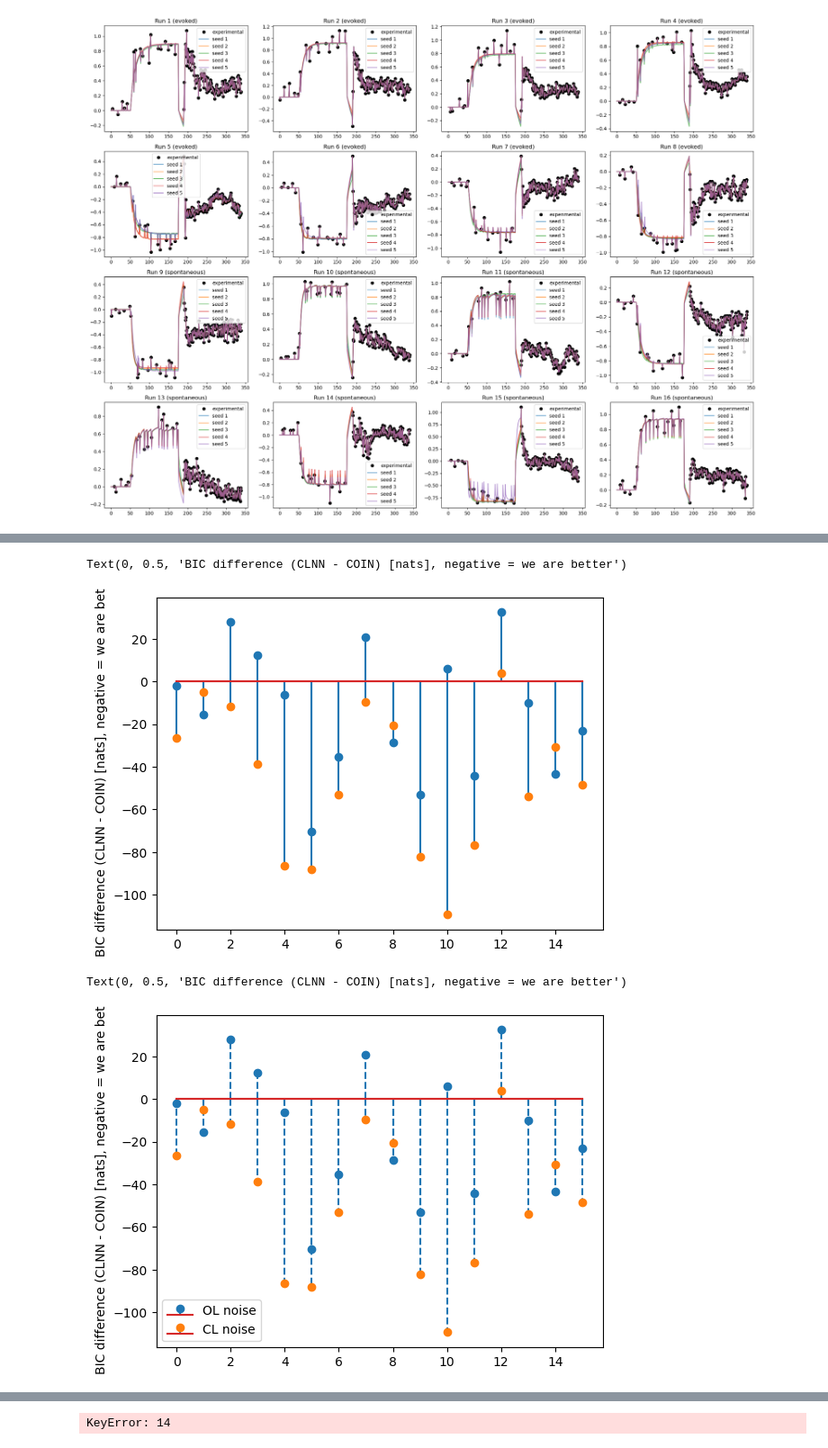
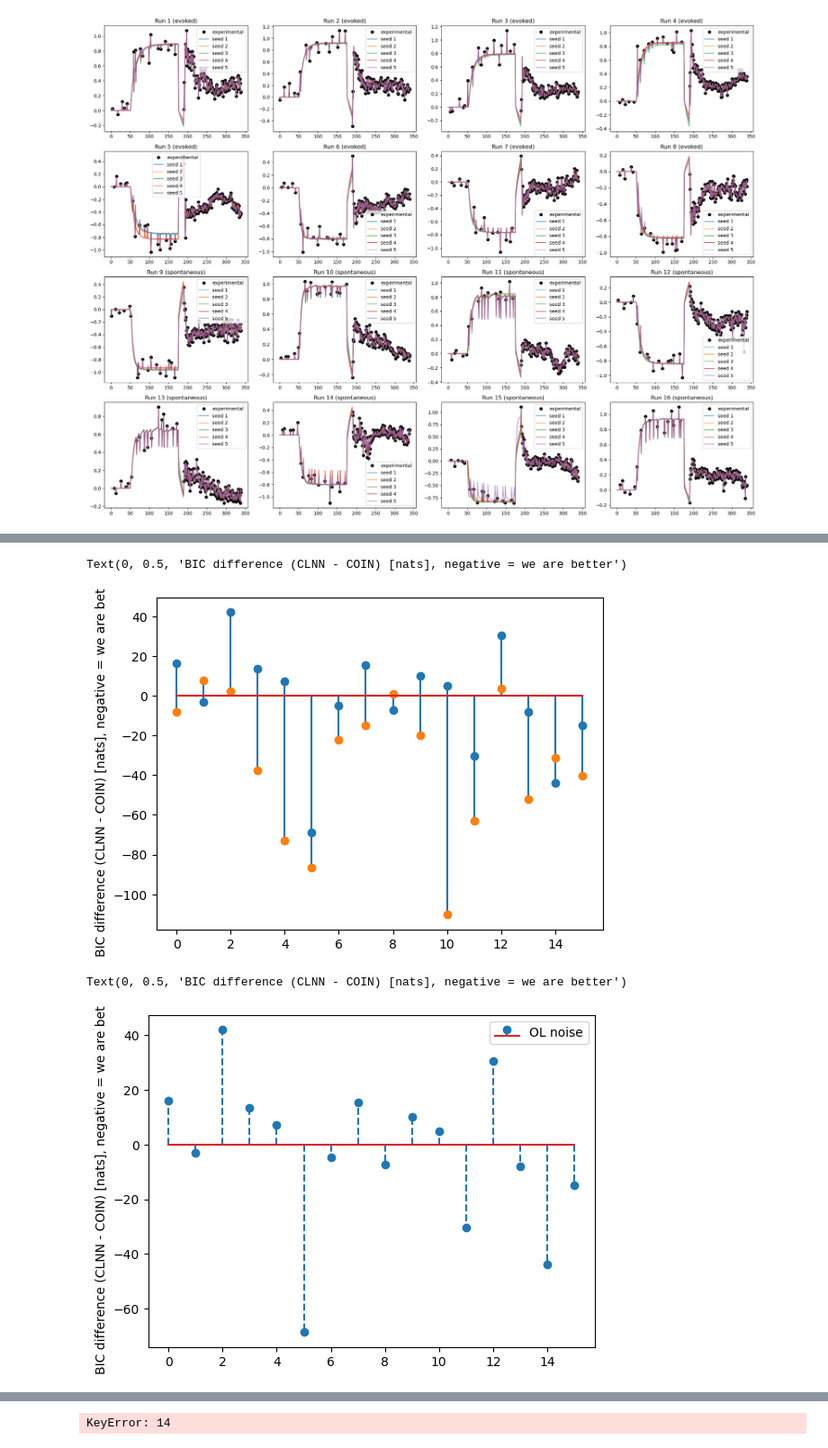
Before and after one commit to sashkarivkind/contextual_frogs, a Jupyter notebook: experimental/optim/result_view_ctrl.ipynb, the cells around one changed output, grey strips where cells are left out. Shown at 90% size. Drawn from its saved outputs; the diff is of its cells as text; code cells hidden in the pictures.

```diff
--- a/experimental/optim/result_view_ctrl.ipynb
+++ b/experimental/optim/result_view_ctrl.ipynb
@@ -12,7 +12,7 @@ def load_adaptation_trace(file_path):
 # %%
 LOSS_IS_PER_SAMPLE = False
 result_root = '/homes/ar2342/one_more_dir/contextual_frogs/experimental/optim/results/'
-coin_bics_path = '/homes/ar2342/one_more_dir/contextual_frogs/experimental/optim/coin_bics.txt'
+coin_bics_path = '/homes/ar2342/one_more_dir/contextual_frogs/experimental/optim/coin_bics1000.txt'
 paradigm_ = {k: 'evoked' if k <= 8 else 'spontaneous' for k in range(1,17)}
 coin_bics = np.loadtxt(coin_bics_path)
 # exp_datasets = [ load_adaptation_trace(f'/homes/ar2342/frogs_project/data/COIN_data/trial_data_{paradigm_[i]}_recovery_participant{(i-1)%8+1}.csv') for i in range(1,17)]
@@ -127,21 +127,23 @@ best_bics
  -413.22803413959724]
 # %%
 latestngreatest_delta_bics = np.loadtxt('delta_bics.txt')
+np.savetxt('clnn_a.txt', np.array(best_bics))
+
 plt.stem(np.array(np.array(best_bics)-coin_bics), 'o')
 plt.stem(latestngreatest_delta_bics, 'x')
 plt.ylabel('BIC difference (CLNN - COIN) [nats], negative = we are better')
 # %% [output]
 Text(0, 0.5, 'BIC difference (CLNN - COIN) [nats], negative = we are better')
-[figure, old version]
+[figure, new version]
 # %%
 latestngreatest_delta_bics = np.loadtxt('delta_bics.txt')
 plt.stem(np.array(np.array(best_bics)-coin_bics), 'o', linefmt='--')
-plt.stem(latestngreatest_delta_bics, 'x', linefmt='--')
+# plt.stem(latestngreatest_delta_bics, 'x', linefmt='--')
 plt.legend(['OL noise', 'CL noise'])
 plt.ylabel('BIC difference (CLNN - COIN) [nats], negative = we are better')
 # %% [output]
 Text(0, 0.5, 'BIC difference (CLNN - COIN) [nats], negative = we are better')
-[figure, old version]
+[figure, new version]
 # %%
 latestngreatest_delta_bics = np.loadtxt('delta_bics.txt')
 plt.stem(np.array(np.array(best_bics)-coin_bics), 'o', linefmt='--')
```
Also changed, not shown: parts of 6 cells of this notebook, 30 other files.
